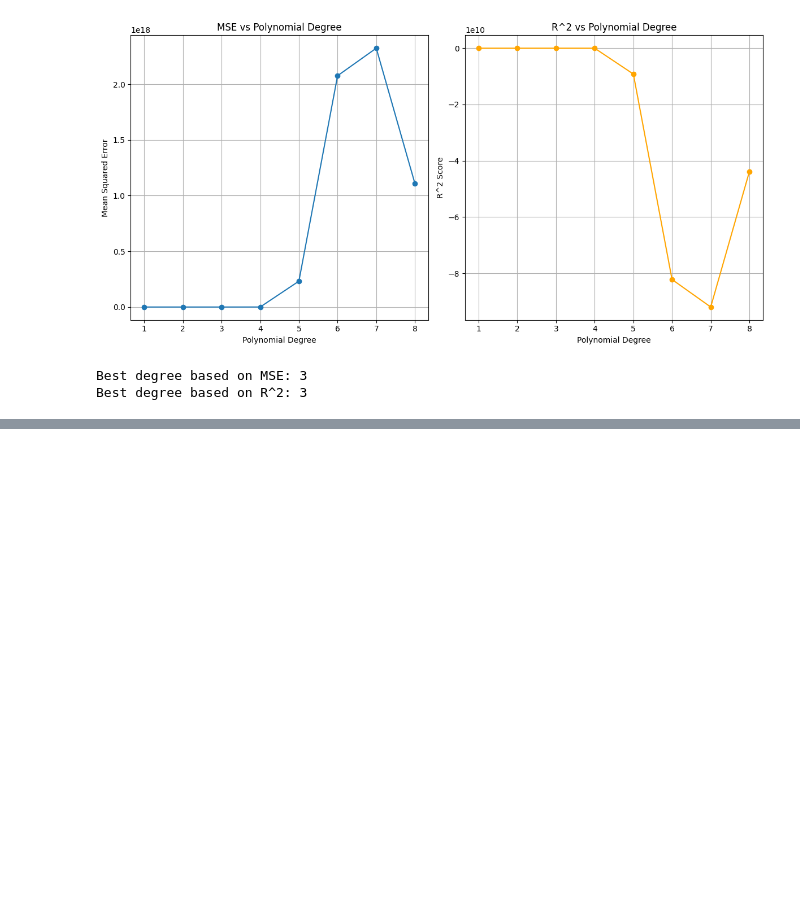
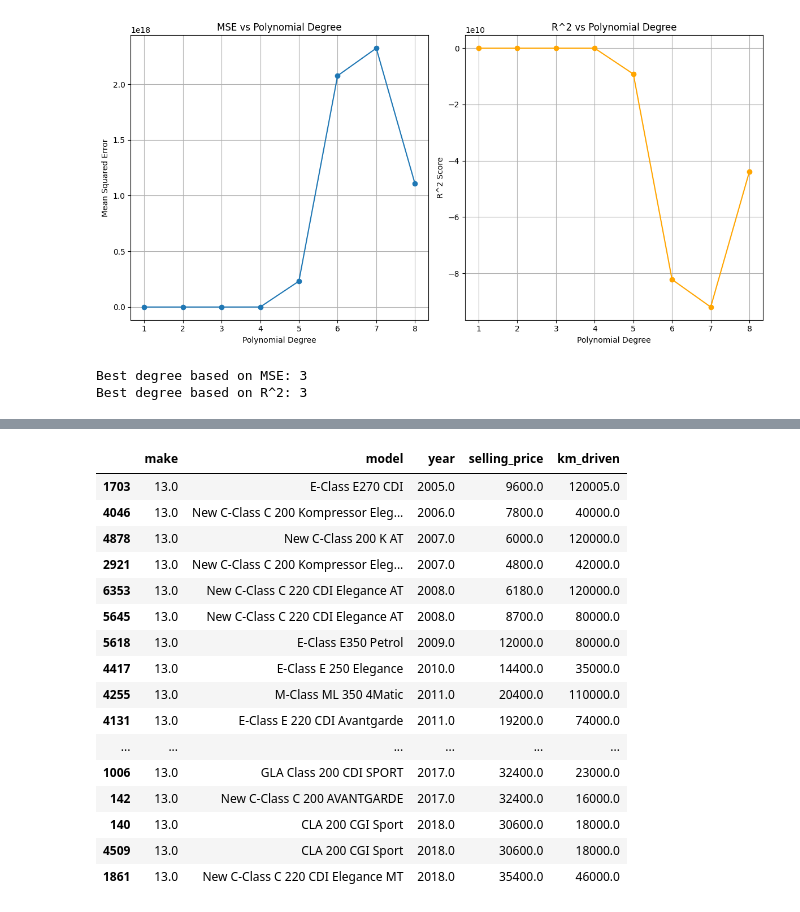
Before and after one commit to IAmEchino/INST414-Module6-IAmEchino, a Jupyter notebook: module_6.ipynb, the cells around one changed output, grey strips where cells are left out. Saved outputs shown, nothing was run; the diff lists cells and outputs as text; code cells hidden in the pictures; blank space fills up the shorter version.

```diff
--- a/module_6.ipynb
+++ b/module_6.ipynb
@@ -328,0 +410,21 @@ Final Model R^2: 0.9084226252615687
+# %%
+mb = make_dict['Mercedes-Benz']
+car_df[['make', 'model', 'year', 'selling_price', 'km_driven']].where(X['make'] == mb).dropna().sort_values('year')
+# %% [output]
+|  | make | model | year | selling_price | km_driven |
+| 1703 | 13.0 | E-Class E270 CDI | 2005.0 | 9600.0 | 120005.0 |
+| 4046 | 13.0 | New C-Class C 200 Kompressor Eleg... | 2006.0 | 7800.0 | 40000.0 |
+| 4878 | 13.0 | New C-Class 200 K AT | 2007.0 | 6000.0 | 120000.0 |
+| 2921 | 13.0 | New C-Class C 200 Kompressor Eleg... | 2007.0 | 4800.0 | 42000.0 |
+| 6353 | 13.0 | New C-Class C 220 CDI Elegance AT | 2008.0 | 6180.0 | 120000.0 |
+| 5645 | 13.0 | New C-Class C 220 CDI Elegance AT | 2008.0 | 8700.0 | 80000.0 |
+| 5618 | 13.0 | E-Class E350 Petrol | 2009.0 | 12000.0 | 80000.0 |
+| 4417 | 13.0 | E-Class E 250 Elegance | 2010.0 | 14400.0 | 35000.0 |
+| 4255 | 13.0 | M-Class ML 350 4Matic | 2011.0 | 20400.0 | 110000.0 |
+| 4131 | 13.0 | E-Class E 220 CDI Avantgarde | 2011.0 | 19200.0 | 74000.0 |
+| ... | ... | ... | ... | ... | ... |
+| 1006 | 13.0 | GLA Class 200 CDI SPORT | 2017.0 | 32400.0 | 23000.0 |
+| 142 | 13.0 | New C-Class C 200 AVANTGARDE | 2017.0 | 32400.0 | 16000.0 |
+| 140 | 13.0 | CLA 200 CGI Sport | 2018.0 | 30600.0 | 18000.0 |
+| 4509 | 13.0 | CLA 200 CGI Sport | 2018.0 | 30600.0 | 18000.0 |
+| 1861 | 13.0 | New C-Class C 220 CDI Elegance MT | 2018.0 | 35400.0 | 46000.0 |
```
Also changed, not shown: parts of 14 cells of this notebook, 1 other file.
